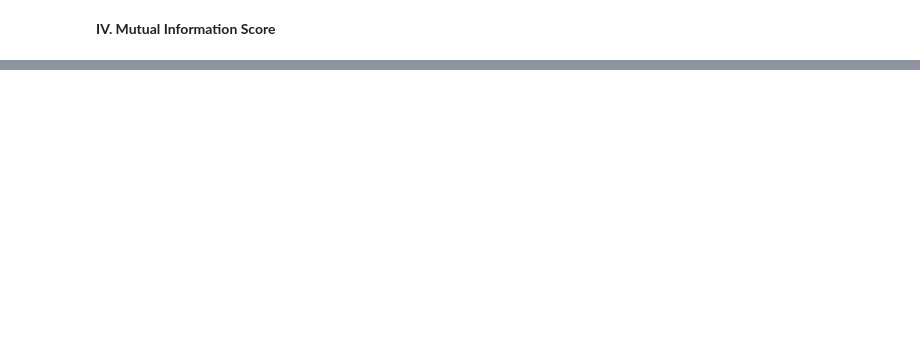
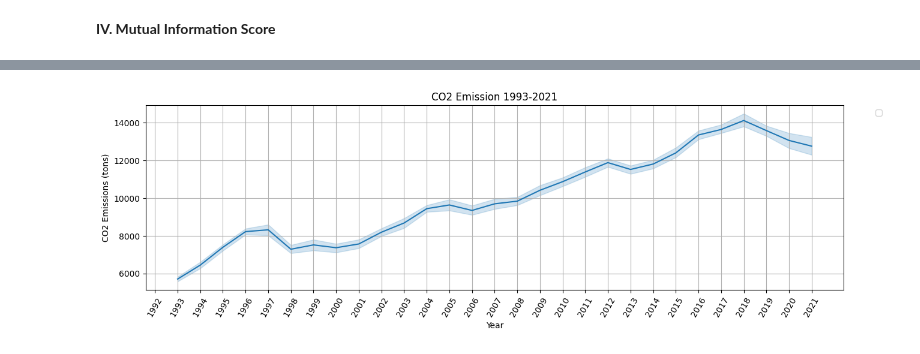
Before and after one commit to pjcroxas/Data-Analytics, a Jupyter notebook: CO2_Emission_Forecasting.ipynb, the cells around one changed output, grey strips where cells are left out. Drawn from its saved outputs; the diff is of its cells as text; code cells hidden in the pictures; blank space fills up the shorter version.

```diff
--- a/CO2_Emission_Forecasting.ipynb
+++ b/CO2_Emission_Forecasting.ipynb
@@ -223,0 +255,16 @@ Text(0, 0.5, 'CO2 Emissions (tons)')
+# %%
+plt.figure(figsize=(15, 4))
+ax = sns.lineplot(emission_grp_year,
+             x="year",
+             y="emissions_tons",
+            #  hue="month",
+             palette="viridis")
+
+plt.title("CO2 Emission 1993-2021")
+plt.legend(bbox_to_anchor=(1.04, 1), loc=2)
+plt.xlabel("Year")
+plt.ylabel("CO2 Emissions (tons)")
+ax.xaxis.set_ticks(np.arange(1992, 2022, 1))
+plt.xticks(rotation=60)
+plt.grid()
+# %% [output]
@@ -223,0 +272 @@ Text(0, 0.5, 'CO2 Emissions (tons)')
+[figure, added]
```
Also changed, not shown: parts of 22 cells of this notebook.
